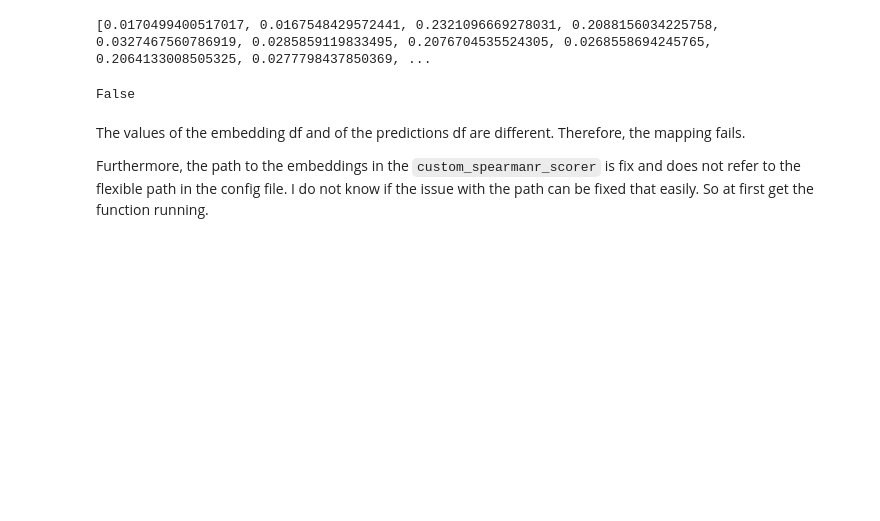
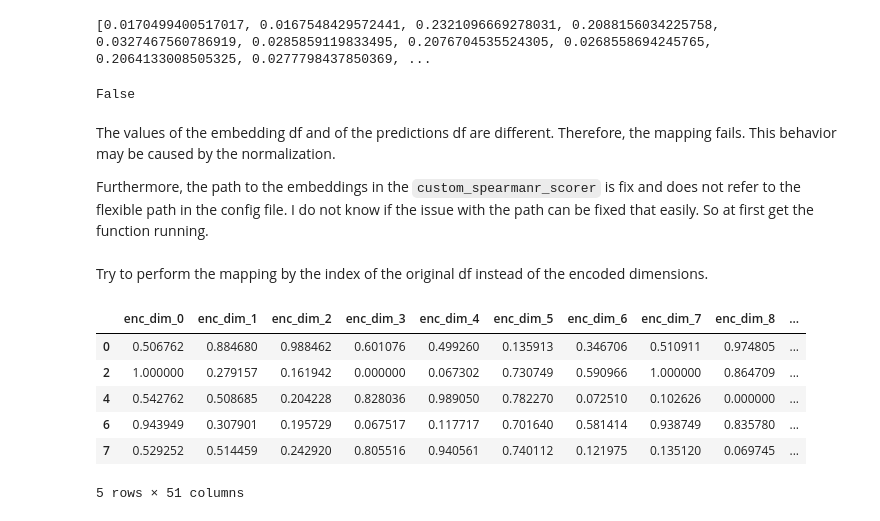
Before and after one commit to nina-prog/meta-learning-for-encoder-selection, a Jupyter notebook: notebooks/week10/week10-evaluate-regression-test.ipynb, the cells around one changed output. Cells and saved outputs as stored; diff of their text form; code cells hidden in the pictures; blank space fills up the shorter version.

Commit message:
Got the merge between embeddig and predictions df running

````diff
--- a/notebooks/week10/week10-evaluate-regression-test.ipynb
+++ b/notebooks/week10/week10-evaluate-regression-test.ipynb
@@ -229,8 +229,48 @@ df_pred.iloc[0].enc_dim_0 in unique_enc_dim_0
 # %% [output]
 False
 # %% [markdown]
-The values of the embedding df and of the predictions df are different. Therefore, the mapping fails.
+The values of the embedding df and of the predictions df are different.
+Therefore, the mapping fails.
+This behavior may be caused by the normalization.
 
 Furthermore, the path to the embeddings in the ```custom_spearmanr_scorer``` is fix and does not refer to the flexible path in the config file.
 I do not know if the issue with the path can be fixed that easily.
 So at first get the function running.
+# %% [markdown]
+Try to perform the mapping by the index of the original df instead of the encoded dimensions.
+# %%
+unique_encoders = df_train.encoder.unique()
+emb_df = emb_df[emb_df.encoder.isin(unique_encoders)]
+# %%
+# Predict
+y_pred = pd.Series(model.predict(X_test), index=y_test.index, name=str(y_test.name) + "_pred")
+df_pred = pd.concat([X_test, y_test, y_pred], axis=1)
+
+# Scale embeddings
+from sklearn.preprocessing import StandardScaler, MinMaxScaler
+
+col_list = list(set(emb_df.columns) - set(["encoder"]))
+col_list = list(emb_df.columns)
+col_list.remove("encoder")
+
+scaler = MinMaxScaler()
+df_emb_scaled = scaler.fit_transform(emb_df[col_list])
+df_emb_scaled = pd.DataFrame(df_emb_scaled, columns=col_list, index=emb_df.index)
+df_emb_scaled["encoder"] = emb_df["encoder"]
+
+# Round all embeddings
+col_list = list(df_emb_scaled.columns)
+col_list.remove("encoder")
+dict_to_round = dict.fromkeys(col_list, 7)
+
+df_emb_round = df_emb_scaled.round(dict_to_round)
+# %%
+df_emb_round.head()
+# %% [output]
+|  | enc_dim_0 | enc_dim_1 | enc_dim_2 | enc_dim_3 | enc_dim_4 | enc_dim_5 | enc_dim_6 | enc_dim_7 | enc_dim_8 | ... |
+| 0 | 0.506762 | 0.884680 | 0.988462 | 0.601076 | 0.499260 | 0.135913 | 0.346706 | 0.510911 | 0.974805 | ... |
+| 2 | 1.000000 | 0.279157 | 0.161942 | 0.000000 | 0.067302 | 0.730749 | 0.590966 | 1.000000 | 0.864709 | ... |
+| 4 | 0.542762 | 0.508685 | 0.204228 | 0.828036 | 0.989050 | 0.782270 | 0.072510 | 0.102626 | 0.000000 | ... |
+| 6 | 0.943949 | 0.307901 | 0.195729 | 0.067517 | 0.117717 | 0.701640 | 0.581414 | 0.938749 | 0.835780 | ... |
+| 7 | 0.529252 | 0.514459 | 0.242920 | 0.805516 | 0.940561 | 0.740112 | 0.121975 | 0.135120 | 0.069745 | ... |
+5 rows × 51 columns
````
Also changed, not shown: parts of 5 cells of this notebook.
